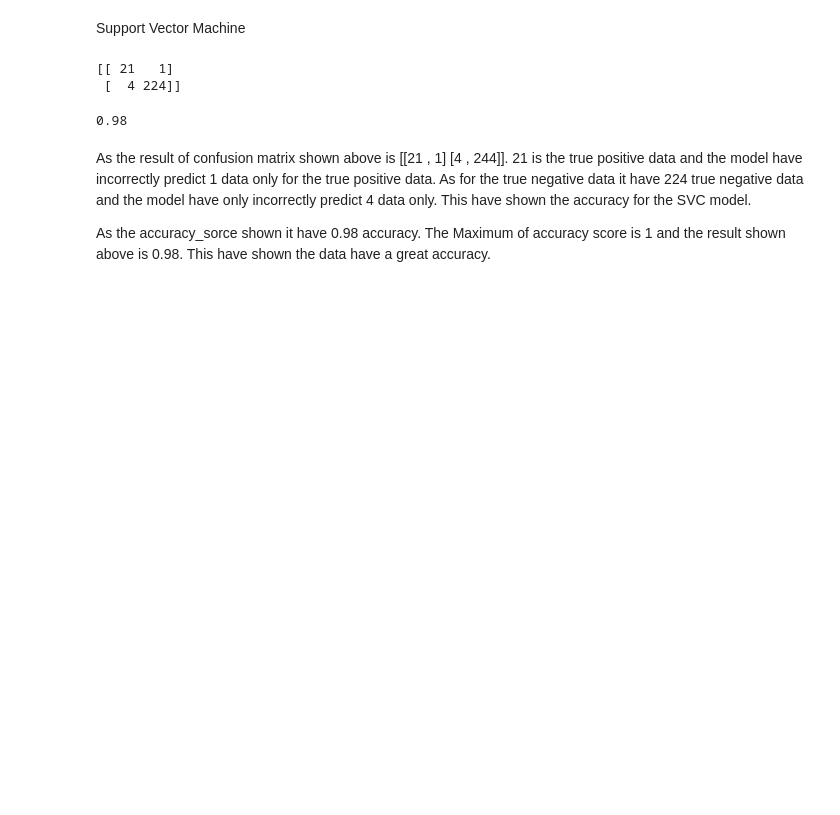
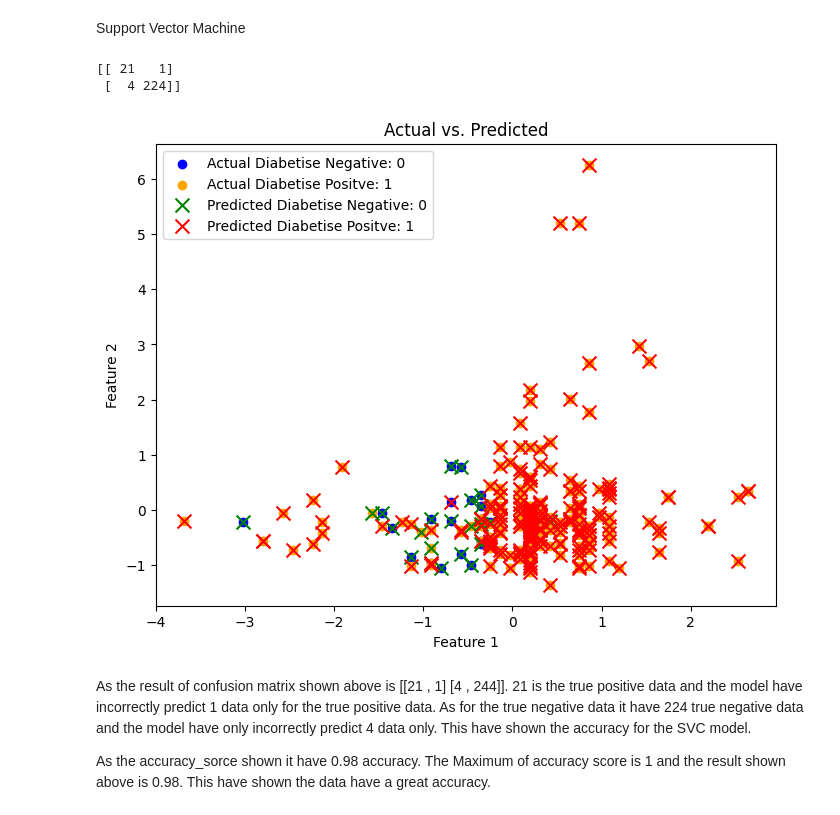
Before and after one commit to ming-0602/CA-Diabetes, a Jupyter notebook: CA.ipynb, the cells around one changed output. Drawn from its saved outputs; the diff is of its cells as text; code cells hidden in the pictures; blank space fills up the shorter version.

Commit message:
done visualize svm

```diff
--- a/CA.ipynb
+++ b/CA.ipynb
@@ -127,44 +131,49 @@ from sklearn.model_selection import train_test_split
 from sklearn.preprocessing import StandardScaler
 from sklearn.svm import SVC
 from sklearn.metrics import confusion_matrix, accuracy_score, classification_report
 from sklearn import tree
 from sklearn.tree import DecisionTreeClassifier
 from sklearn.ensemble import RandomForestClassifier
-
-
-
-
-df['Diabeties Positive'].replace('N', 0, inplace=True)
-df['Diabeties Positive'].replace('Y', 1, inplace=True)
-df['Diabeties Positive'].replace('P', 1, inplace=True)
-# df['Diabeties Positive'].replace('Y ', 1, inplace=True)
-# df['Diabeties Positive'].replace('Y', 1)
-
 
 X = df.iloc[:, 3:-1].values
 y = df.iloc[:, -1].values
 
 x_train, x_test, y_train, y_test= train_test_split(X, y, test_size= 0.25, random_state=0)
 
 
 st_x= StandardScaler()
 x_train= st_x.fit_transform(x_train)
 x_test= st_x.transform(x_test)
 
 
 # "Support vector classifier"
 classifier = SVC(kernel='linear', random_state=0)
 classifier.fit(x_train, y_train)
 
 y_pred= classifier.predict(x_test)
 
 cm = confusion_matrix(y_test, y_pred)
 print(cm)
 accuracy_score(y_test, y_pred)
+
+
+plt.figure(figsize=(8, 6))
+
+plt.scatter(x_test[y_test == 0, 0], x_test[y_test == 0, 1], color='blue', label='Actual Diabetise Negative: 0')
+
+plt.scatter(x_test[y_test == 1, 0], x_test[y_test == 1, 1], color='orange', label='Actual Diabetise Positve: 1')
+
+plt.scatter(x_test[y_pred == 0, 0], x_test[y_pred == 0, 1], color='green', marker='x', s=100, label='Predicted Diabetise Negative: 0')
+
+plt.scatter(x_test[y_pred == 1, 0], x_test[y_pred == 1, 1], color='red', marker='x', s=100, label='Predicted Diabetise Positve: 1')
+
+plt.title('Actual vs. Predicted')
+plt.legend()
+plt.show()
 # %% [output]
 [[ 21   1]
  [  4 224]]
-0.98
+[figure, added]
 # %% [markdown]
 As the result of confusion matrix shown above is [[21 , 1] [4 , 244]]. 21 is the true positive data and the model have incorrectly predict 1 data only for the true positive data. As for the true negative data it have 224 true negative data and the model have only incorrectly predict 4 data only. This have shown the accuracy for the SVC model.
 
```
Also changed, not shown: parts of 2 cells of this notebook.
